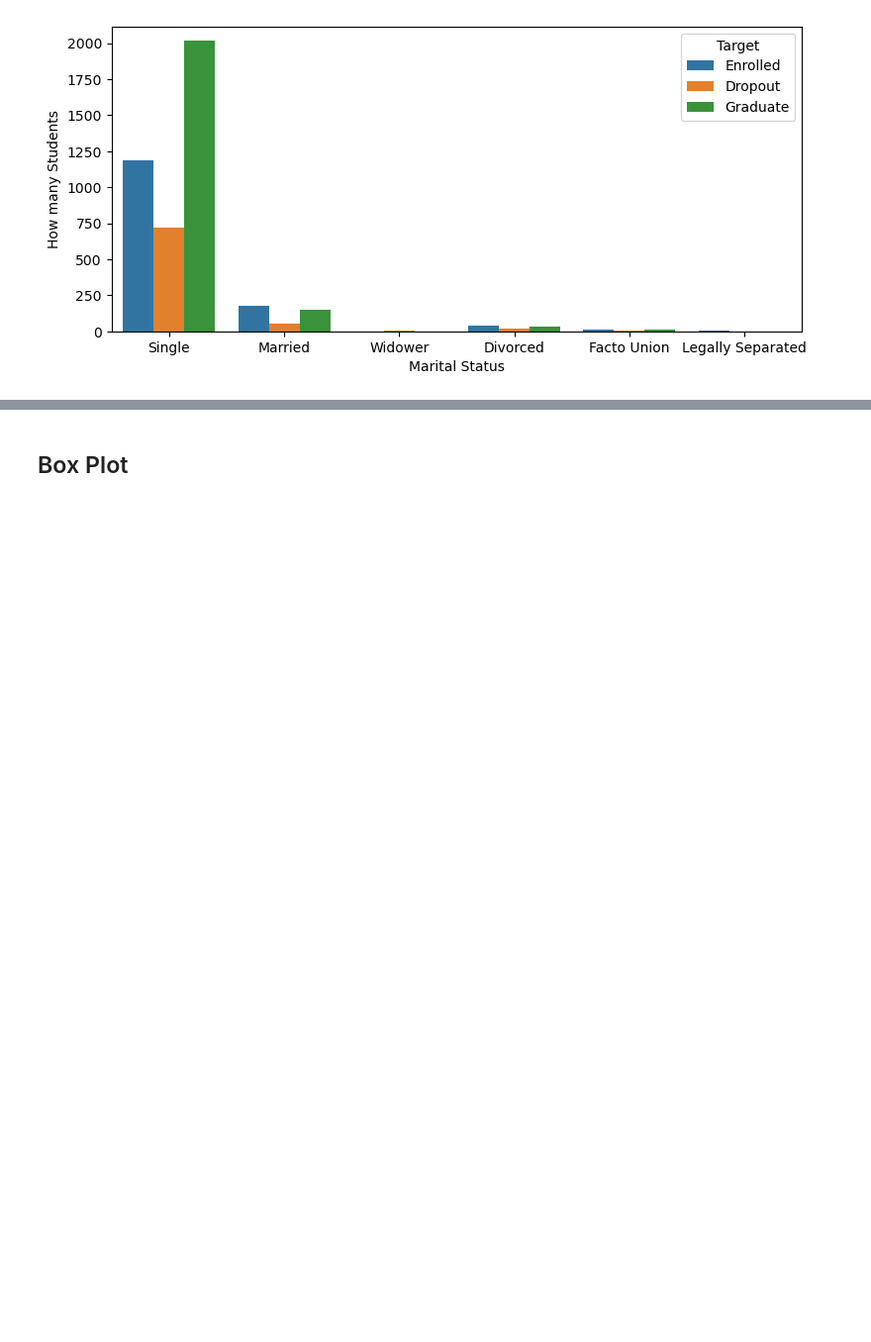
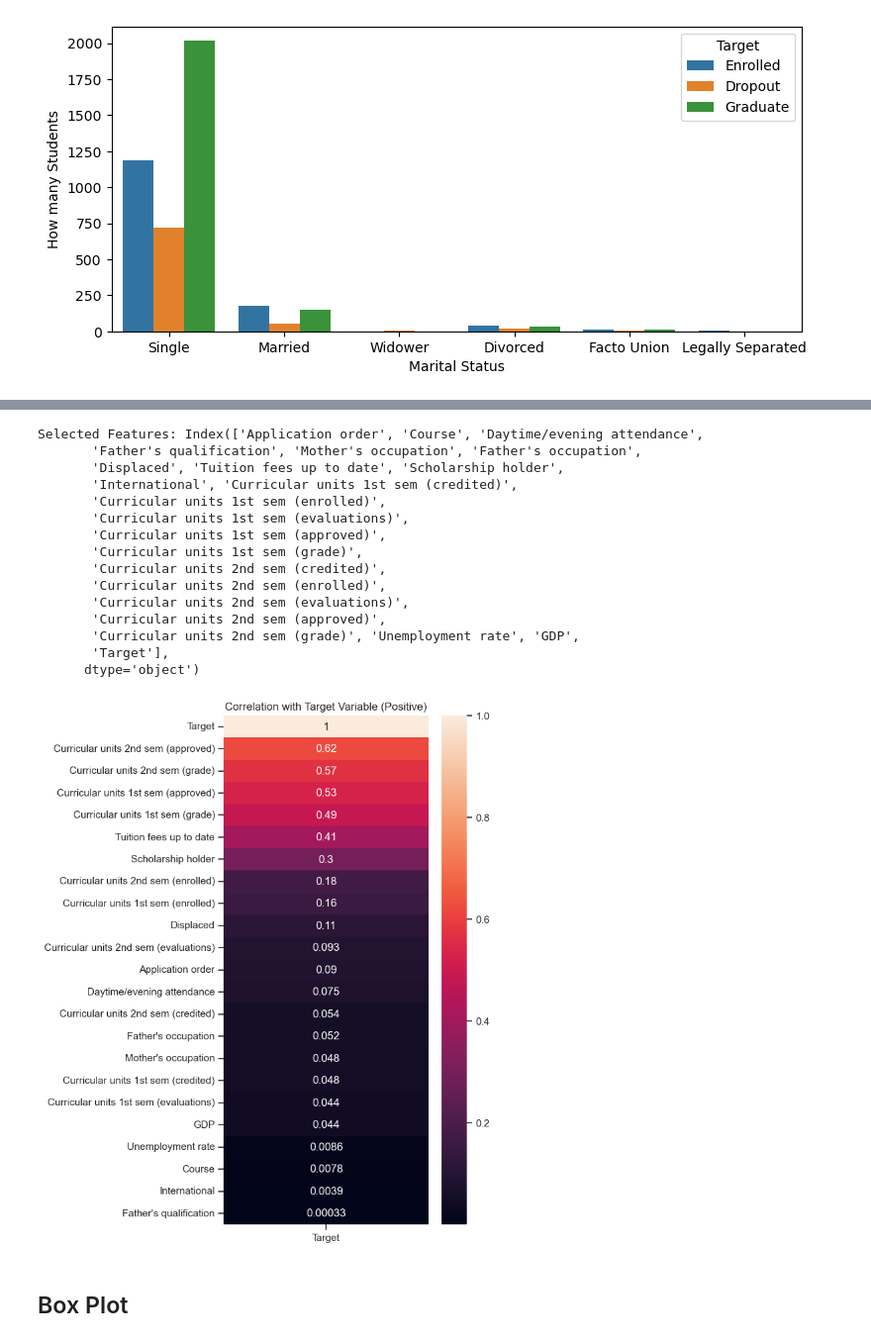
Before and after one commit to hamzaezzine/Predict-students-dropout-and-academic-success-using-machine-learning-algorithms, a Jupyter notebook: notebook-project.ipynb, the cells around one changed output, grey strips where cells are left out. Shown at 99% size. Drawn from its saved outputs; the diff is of its cells as text; code cells hidden in the pictures; blank space fills up the shorter version.

```diff
--- a/notebook-project.ipynb
+++ b/notebook-project.ipynb
@@ -177,3 +201,39 @@ plt.show()
+# %%
+data_2 = data.copy()
+
+data_2.replace("Dropout", 0, inplace=True)
+data_2.replace("Enrolled", 1, inplace=True)
+data_2.replace("Graduate", 2, inplace=True)
+
+correlation_matrix = data_2.corr()
+
+positive_correlation_features = correlation_matrix['Target'][correlation_matrix['Target'] > 0].index
+
+data_no_outliers = data_2[positive_correlation_features]
+
+print("Selected Features:", positive_correlation_features)
+
+plt.figure(figsize=(5, 10))
+sns.heatmap(data_no_outliers.corr()[['Target']].sort_values(by='Target', ascending=False), annot=True)
+plt.title('Correlation with Target Variable (Positive)')
+plt.show()
+# %% [output]
+Selected Features: Index(['Application order', 'Course', 'Daytime/evening attendance',
+       'Father's qualification', 'Mother's occupation', 'Father's occupation',
+       'Displaced', 'Tuition fees up to date', 'Scholarship holder',
+       'International', 'Curricular units 1st sem (credited)',
+       'Curricular units 1st sem (enrolled)',
+       'Curricular units 1st sem (evaluations)',
+       'Curricular units 1st sem (approved)',
+       'Curricular units 1st sem (grade)',
+       'Curricular units 2nd sem (credited)',
+       'Curricular units 2nd sem (enrolled)',
+       'Curricular units 2nd sem (evaluations)',
+       'Curricular units 2nd sem (approved)',
+       'Curricular units 2nd sem (grade)', 'Unemployment rate', 'GDP',
+       'Target'],
+      dtype='object')
+[figure, added]
 # %% [markdown]
 ## Box Plot
 # %%
```
Also changed, not shown: parts of 28 cells of this notebook, 1 other file.
